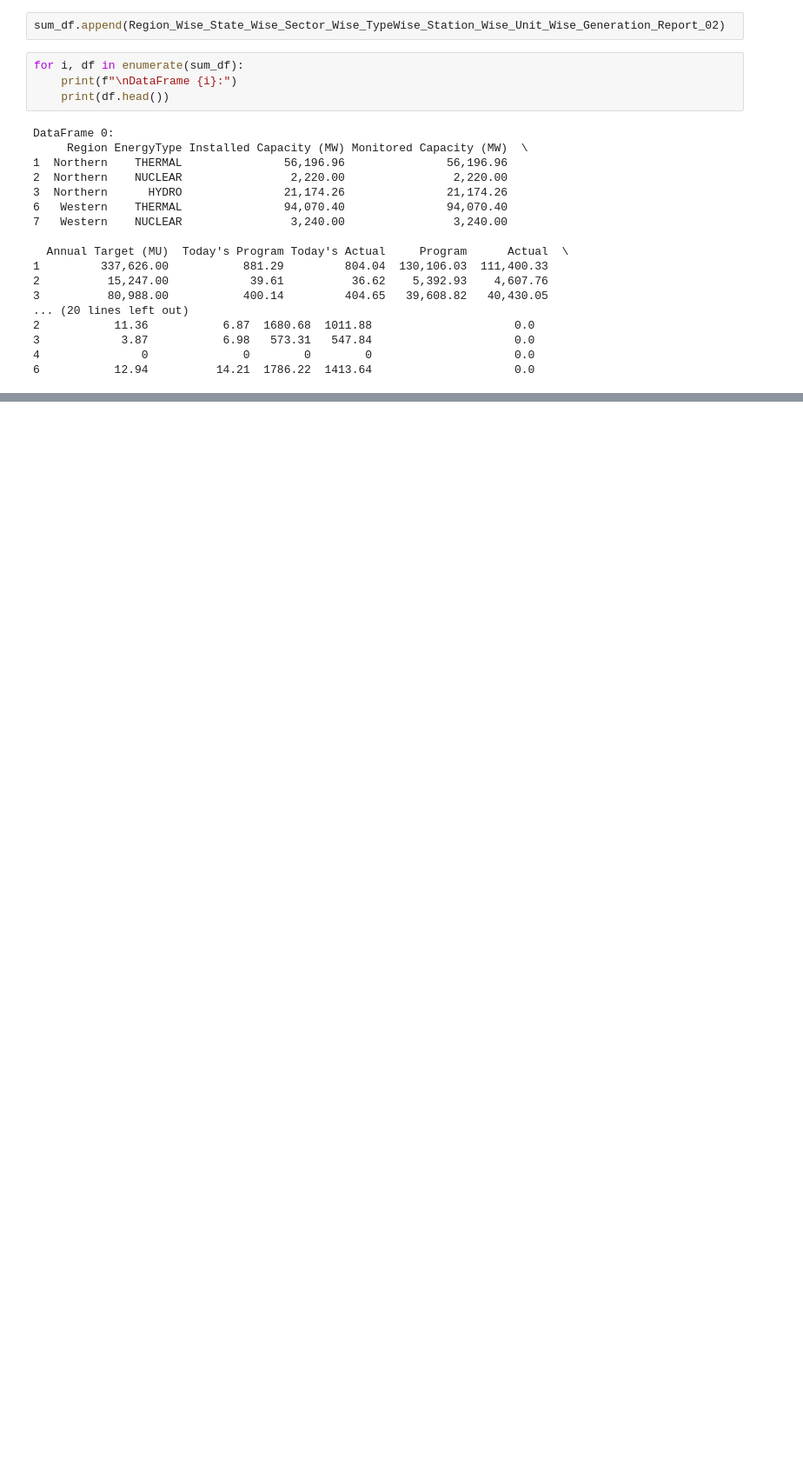
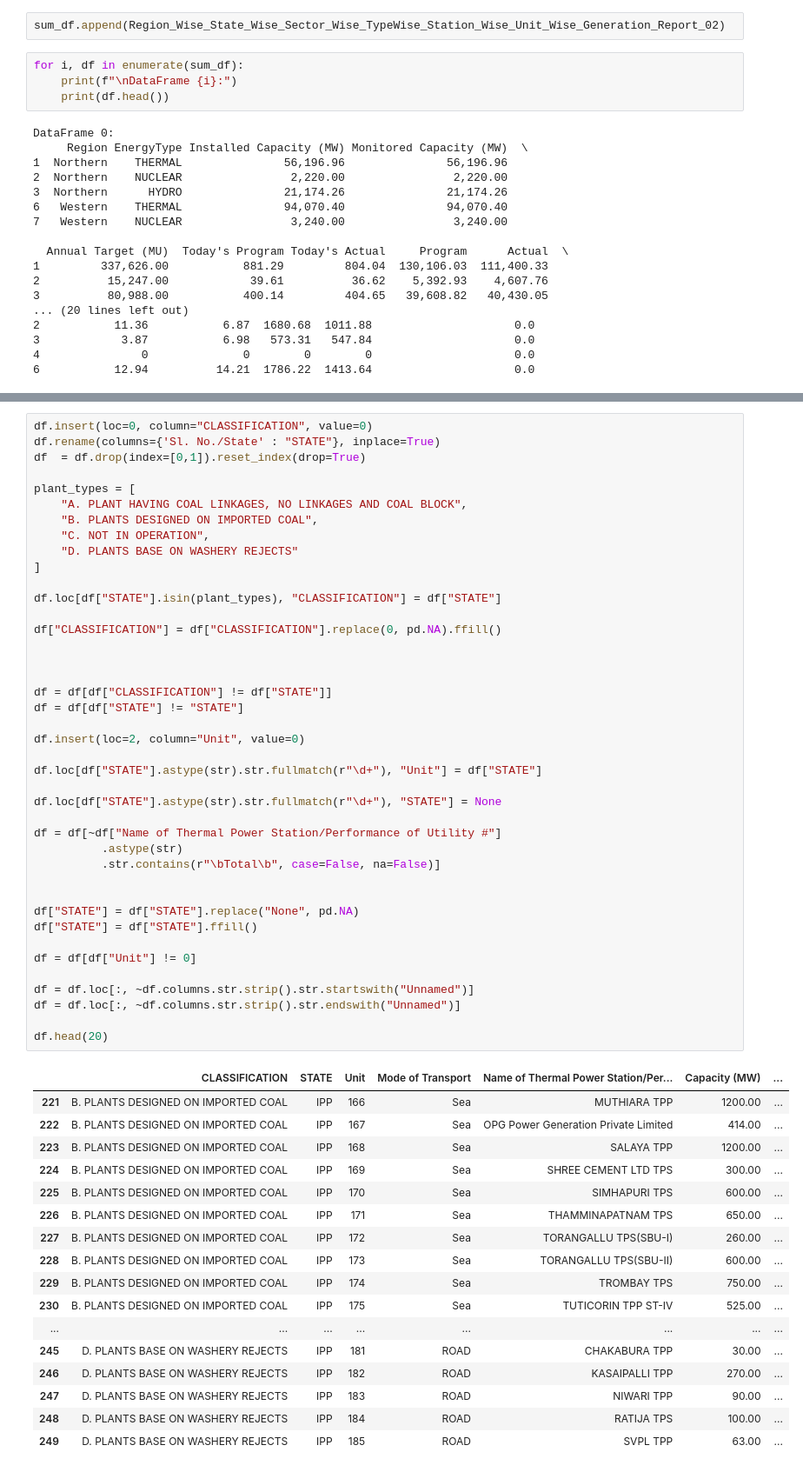
Before and after one commit to ntejha/PowerTrack, a Jupyter notebook: src/transformations/cea_transformations.ipynb, the cells around one changed output, grey strips where cells are left out. Shown at 87% size. Saved outputs shown, nothing was run; the diff lists cells and outputs as text; blank space fills up the shorter version.

```diff
--- a/src/transformations/cea_transformations.ipynb
+++ b/src/transformations/cea_transformations.ipynb
@@ -271,0 +454,59 @@ DataFrame 0:
+# %%
+df.insert(loc=0, column="CLASSIFICATION", value=0)
+df.rename(columns={'Sl. No./State' : "STATE"}, inplace=True)
+df  = df.drop(index=[0,1]).reset_index(drop=True)
+
+plant_types = [
+    "A. PLANT HAVING COAL LINKAGES, NO LINKAGES AND COAL BLOCK",
+    "B. PLANTS DESIGNED ON IMPORTED COAL",
+    "C. NOT IN OPERATION",
+    "D. PLANTS BASE ON WASHERY REJECTS"
+]
+
+df.loc[df["STATE"].isin(plant_types), "CLASSIFICATION"] = df["STATE"]
+
+df["CLASSIFICATION"] = df["CLASSIFICATION"].replace(0, pd.NA).ffill()
+
+
+
+df = df[df["CLASSIFICATION"] != df["STATE"]]
+df = df[df["STATE"] != "STATE"]
+
+df.insert(loc=2, column="Unit", value=0)
+
+df.loc[df["STATE"].astype(str).str.fullmatch(r"\d+"), "Unit"] = df["STATE"]
+
+df.loc[df["STATE"].astype(str).str.fullmatch(r"\d+"), "STATE"] = None
+
+df = df[~df["Name of Thermal Power Station/Performance of Utility #"]
+          .astype(str)
+          .str.contains(r"\bTotal\b", case=False, na=False)]
+
+
+df["STATE"] = df["STATE"].replace("None", pd.NA)
+df["STATE"] = df["STATE"].ffill()
+
+df = df[df["Unit"] != 0]
+
+df = df.loc[:, ~df.columns.str.strip().str.startswith("Unnamed")]
+df = df.loc[:, ~df.columns.str.strip().str.endswith("Unnamed")]
+
+df.head(20)
+# %% [output]
+|  | CLASSIFICATION | STATE | Unit | Mode of Transport | Name of Thermal Power Station/Per... | Capacity (MW) | ... |
+| 221 | B. PLANTS DESIGNED ON IMPORTED COAL | IPP | 166 | Sea | MUTHIARA TPP | 1200.00 | ... |
+| 222 | B. PLANTS DESIGNED ON IMPORTED COAL | IPP | 167 | Sea | OPG Power Generation Private Limited | 414.00 | ... |
+| 223 | B. PLANTS DESIGNED ON IMPORTED COAL | IPP | 168 | Sea | SALAYA TPP | 1200.00 | ... |
+| 224 | B. PLANTS DESIGNED ON IMPORTED COAL | IPP | 169 | Sea | SHREE CEMENT LTD TPS | 300.00 | ... |
+| 225 | B. PLANTS DESIGNED ON IMPORTED COAL | IPP | 170 | Sea | SIMHAPURI TPS | 600.00 | ... |
+| 226 | B. PLANTS DESIGNED ON IMPORTED COAL | IPP | 171 | Sea | THAMMINAPATNAM TPS | 650.00 | ... |
+| 227 | B. PLANTS DESIGNED ON IMPORTED COAL | IPP | 172 | Sea | TORANGALLU TPS(SBU-I) | 260.00 | ... |
+| 228 | B. PLANTS DESIGNED ON IMPORTED COAL | IPP | 173 | Sea | TORANGALLU TPS(SBU-II) | 600.00 | ... |
+| 229 | B. PLANTS DESIGNED ON IMPORTED COAL | IPP | 174 | Sea | TROMBAY TPS | 750.00 | ... |
+| 230 | B. PLANTS DESIGNED ON IMPORTED COAL | IPP | 175 | Sea | TUTICORIN TPP ST-IV | 525.00 | ... |
+| ... | ... | ... | ... | ... | ... | ... | ... |
+| 245 | D. PLANTS BASE ON WASHERY REJECTS | IPP | 181 | ROAD | CHAKABURA TPP | 30.00 | ... |
+| 246 | D. PLANTS BASE ON WASHERY REJECTS | IPP | 182 | ROAD | KASAIPALLI TPP | 270.00 | ... |
+| 247 | D. PLANTS BASE ON WASHERY REJECTS | IPP | 183 | ROAD | NIWARI TPP | 90.00 | ... |
+| 248 | D. PLANTS BASE ON WASHERY REJECTS | IPP | 184 | ROAD | RATIJA TPS | 100.00 | ... |
+| 249 | D. PLANTS BASE ON WASHERY REJECTS | IPP | 185 | ROAD | SVPL TPP | 63.00 | ... |
```
Also changed, not shown: parts of 11 cells of this notebook, 1 other file.
